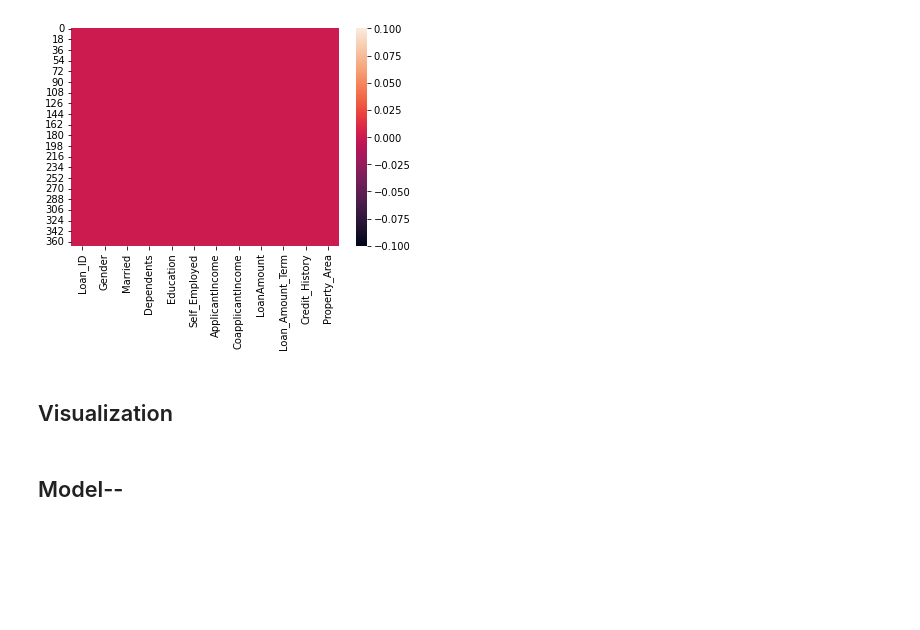
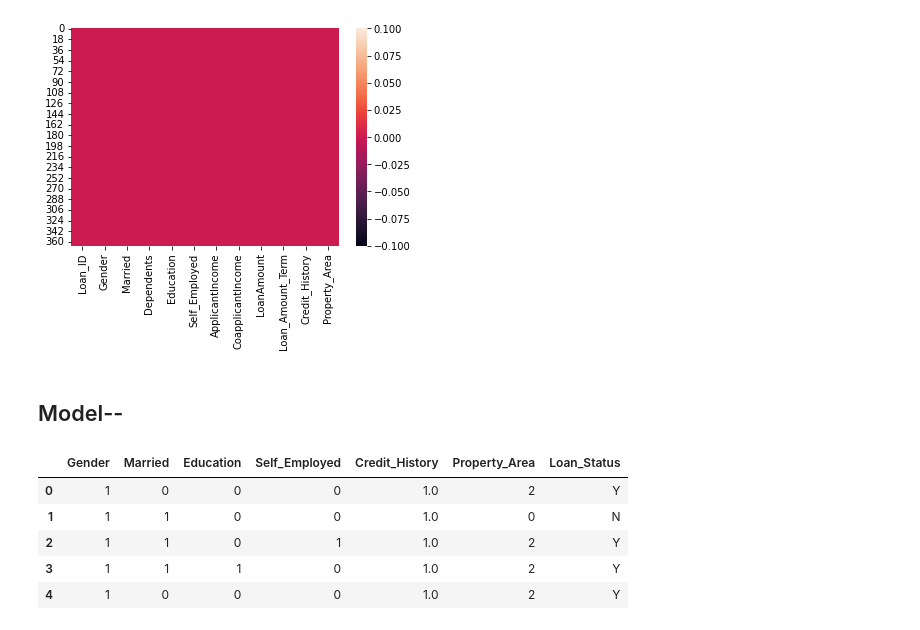
Before and after one commit to Oga997/Loan-Predictor, a Jupyter notebook: Loan-Predictor.ipynb, the cells around one changed output. Saved outputs shown, nothing was run; the diff lists cells and outputs as text; code cells hidden in the pictures; blank space fills up the shorter version.

```diff
--- a/Loan-Predictor.ipynb
+++ b/Loan-Predictor.ipynb
@@ -272,7 +272,24 @@ sns.heatmap(df_y.isnull())
 # %% [output]
 <AxesSubplot:>
 [figure]
-# %% [markdown]
-## Visualization
 # %% [markdown]
 ## Model--
+# %%
+#Encoding required columns data
+from sklearn.preprocessing import LabelEncoder
+cols = ['Gender',"Married","Education",'Self_Employed',"Property_Area"]
+le = LabelEncoder()
+for col in cols:
+    df_x[col] = le.fit_transform(df_x[col])
+# %%
+#dropping features which has no use
+cols = ['ApplicantIncome', 'CoapplicantIncome', "LoanAmount", "Loan_Amount_Term",'Loan_ID', 'CoapplicantIncome', 'Dependents']
+df_x = df_x.drop(columns=cols, axis=1)
+df_x.head()
+# %% [output]
+|  | Gender | Married | Education | Self_Employed | Credit_History | Property_Area | Loan_Status |
+| 0 | 1 | 0 | 0 | 0 | 1.0 | 2 | Y |
+| 1 | 1 | 1 | 0 | 0 | 1.0 | 0 | N |
+| 2 | 1 | 1 | 0 | 1 | 1.0 | 2 | Y |
+| 3 | 1 | 1 | 1 | 0 | 1.0 | 2 | Y |
+| 4 | 1 | 0 | 0 | 0 | 1.0 | 2 | Y |
```
Also changed, not shown: parts of 21 cells of this notebook.
